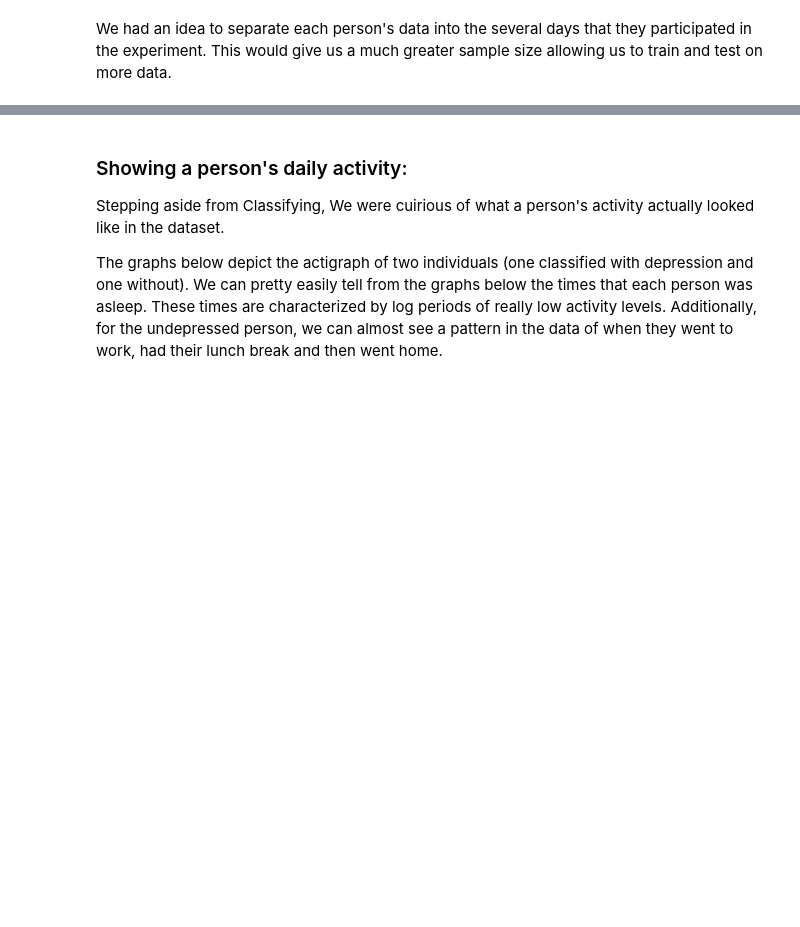
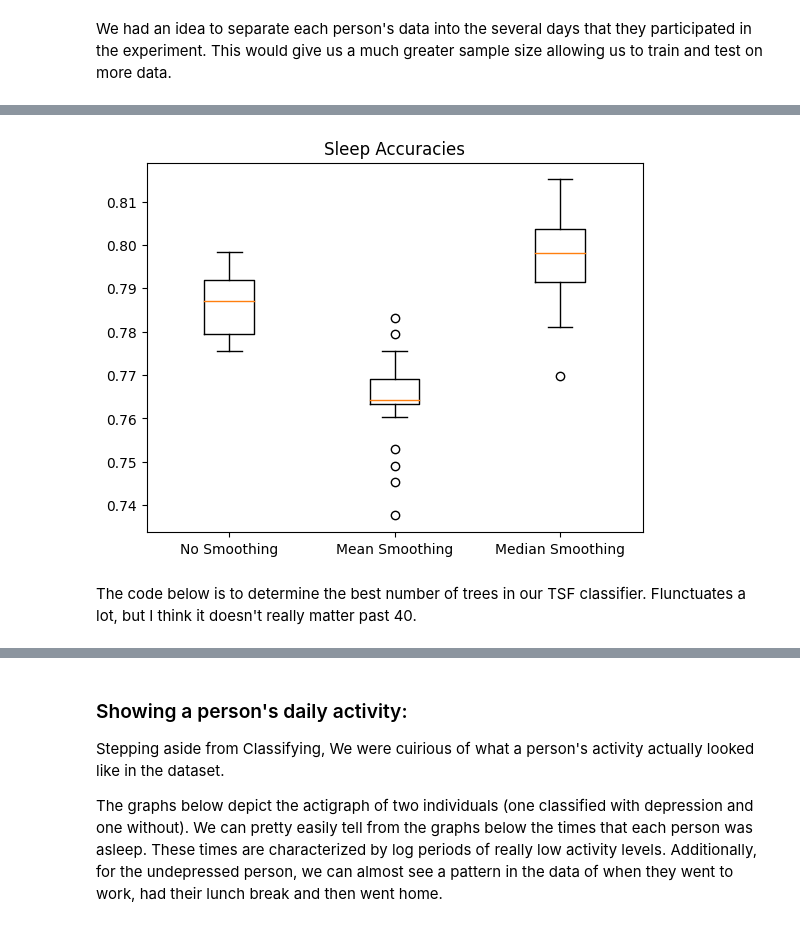
Before and after one commit to davevstorey/CS5080_TS, a Jupyter notebook: main.ipynb, the cells around one changed output, grey strips where cells are left out. Cells and saved outputs as stored; diff of their text form; code cells hidden in the pictures; blank space fills up the shorter version.

Commit message:
added CNN and sleep accuracies

```diff
--- a/main.ipynb
+++ b/main.ipynb
@@ -432,3 +638,14 @@ We had an idea to separate each person's data into the several days that they pa
+# %%
+accuracy_dict = {"No Smoothing": normalSleepAccuracies, "Mean Smoothing": meanSmoothSleepAccuracies, "Median Smoothing": medianSmoothSleepAccuracies}
+fig, ax = plt.subplots()
+ax.boxplot(accuracy_dict.values())
+ax.set_xticklabels(accuracy_dict.keys())
+plt.title("Sleep Accuracies")
+plt.show()
+# %% [output]
+[figure, added]
+# %% [markdown]
+The code below is to determine the best number of trees in our TSF classifier. Flunctuates a lot, but I think it doesn't really matter past 40.
 # %%
 y = np.array(meandf_daySplit.iloc[:,-1:])
 x = np.array(meandf_daySplit.iloc[: ,0:1])
```
Also changed, not shown: parts of 13 cells of this notebook.
